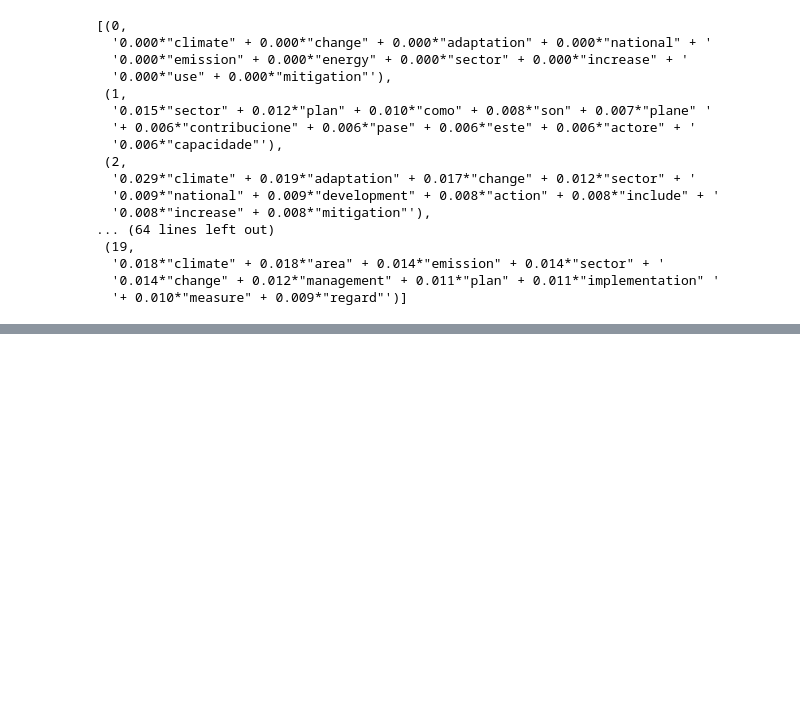
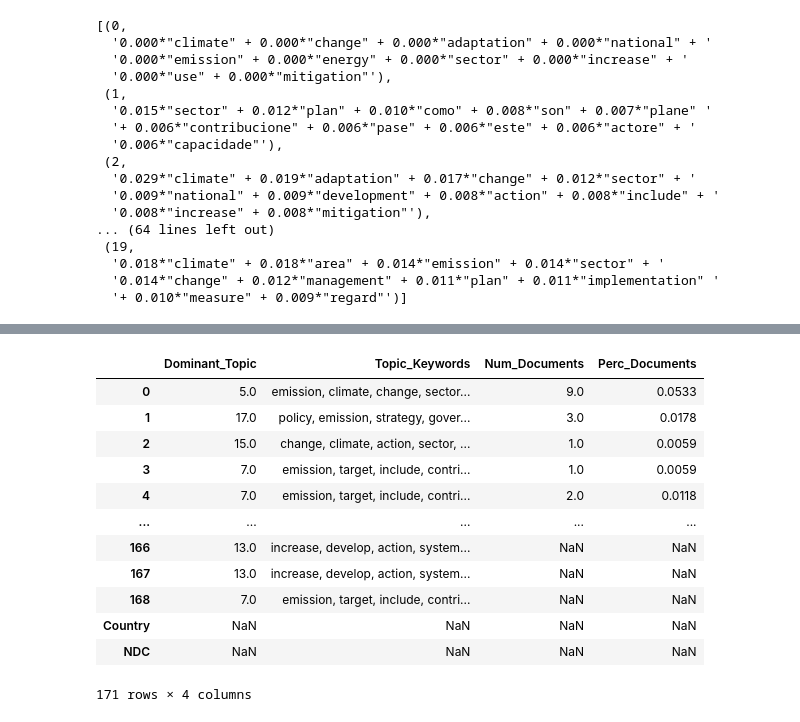
Before and after one commit to butoialexandra/Determining-country-specific-engagement-in-climate-change-policies, a Jupyter notebook: topic_modeling.ipynb, the cells around one changed output, grey strips where cells are left out. Drawn from its saved outputs; the diff is of its cells as text; code cells hidden in the pictures; blank space fills up the shorter version.

```diff
--- a/topic_modeling.ipynb
+++ b/topic_modeling.ipynb
@@ -444,0 +510,31 @@ pprint(optimal_model.print_topics(num_words=10))
+# %%
+topic_counts = df_topic_sents_keywords['Dominant_Topic'].value_counts()
+
+# Percentage of Documents for Each Topic
+topic_contribution = round(topic_counts/topic_counts.sum(), 4)
+
+# Topic Number and Keywords
+topic_num_keywords = df_topic_sents_keywords[['Dominant_Topic', 'Topic_Keywords']]
+
+# Concatenate Column wise
+df_dominant_topics = pd.concat([topic_num_keywords, topic_counts, topic_contribution], axis=1)
+
+# Change Column names
+df_dominant_topics.columns = ['Dominant_Topic', 'Topic_Keywords', 'Num_Documents', 'Perc_Documents']
+
+# Show
+df_dominant_topics
+# %% [output]
+|  | Dominant_Topic | Topic_Keywords | Num_Documents | Perc_Documents |
+| 0 | 5.0 | emission, climate, change, sector... | 9.0 | 0.0533 |
+| 1 | 17.0 | policy, emission, strategy, gover... | 3.0 | 0.0178 |
+| 2 | 15.0 | change, climate, action, sector, ... | 1.0 | 0.0059 |
+| 3 | 7.0 | emission, target, include, contri... | 1.0 | 0.0059 |
+| 4 | 7.0 | emission, target, include, contri... | 2.0 | 0.0118 |
+| ... | ... | ... | ... | ... |
+| 166 | 13.0 | increase, develop, action, system... | NaN | NaN |
+| 167 | 13.0 | increase, develop, action, system... | NaN | NaN |
+| 168 | 7.0 | emission, target, include, contri... | NaN | NaN |
+| Country | NaN | NaN | NaN | NaN |
+| NDC | NaN | NaN | NaN | NaN |
+171 rows × 4 columns
```
Also changed, not shown: parts of 13 cells of this notebook.
